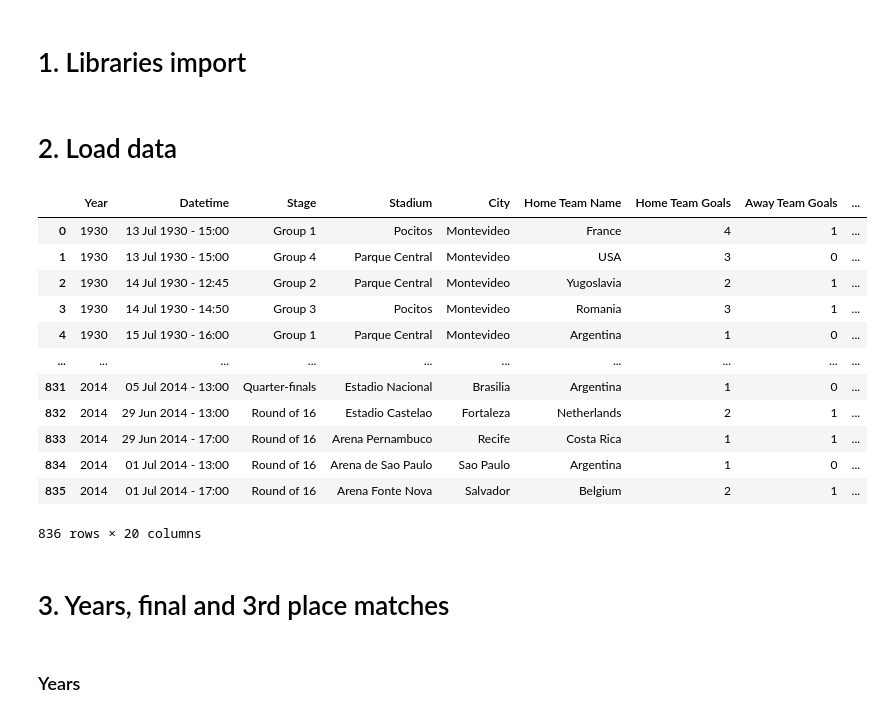
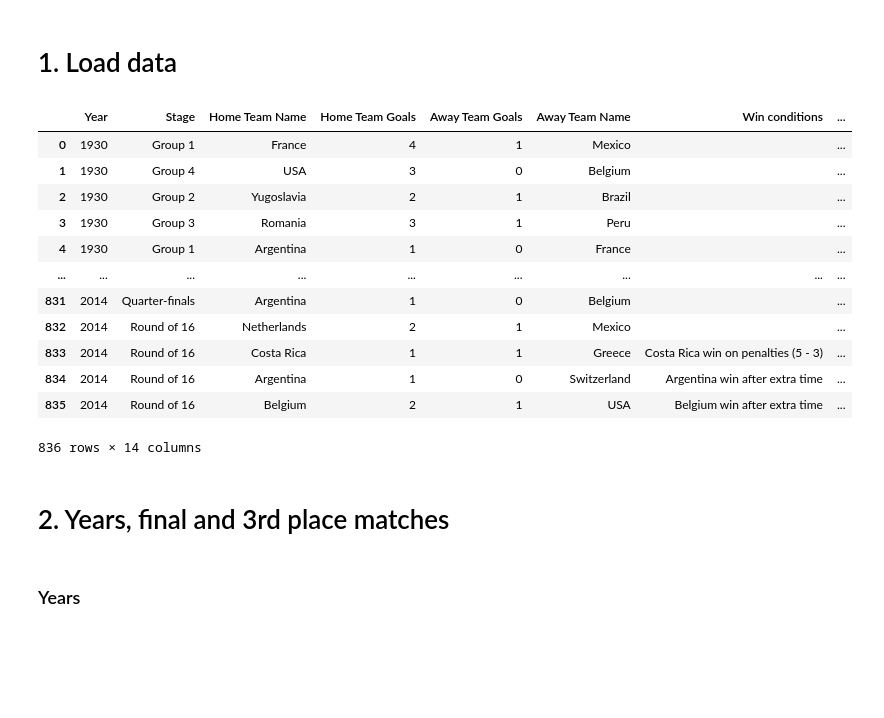
Before and after one commit to aaleksaacic/world-cup-analytics, a Jupyter notebook: notebooks/02_worldcup.ipynb, the cells around one changed output. Cells and saved outputs as stored; diff of their text form; code cells hidden in the pictures; blank space fills up the shorter version.

```diff
--- a/notebooks/02_worldcup.ipynb
+++ b/notebooks/02_worldcup.ipynb
@@ -1,5 +1,3 @@
-# %% [markdown]
-# 1. Libraries import
 # %%
 import pandas as pd
 import matplotlib.pyplot as plt
@@ -7,26 +6,26 @@ from typing import Dict, Set, List
 import re
 import json
 # %% [markdown]
-# 2. Load data
+# 1. Load data
 # %%
-data = pd.read_csv("../data/clean/matches-pre2018.csv")
+data = pd.read_csv("../data/processed/matches-pre2018.csv")
 data
 # %% [output]
-|  | Year | Datetime | Stage | Stadium | City | Home Team Name | Home Team Goals | Away Team Goals | ... |
-| 0 | 1930 | 13 Jul 1930 - 15:00 | Group 1 | Pocitos | Montevideo | France | 4 | 1 | ... |
-| 1 | 1930 | 13 Jul 1930 - 15:00 | Group 4 | Parque Central | Montevideo | USA | 3 | 0 | ... |
-| 2 | 1930 | 14 Jul 1930 - 12:45 | Group 2 | Parque Central | Montevideo | Yugoslavia | 2 | 1 | ... |
-| 3 | 1930 | 14 Jul 1930 - 14:50 | Group 3 | Pocitos | Montevideo | Romania | 3 | 1 | ... |
-| 4 | 1930 | 15 Jul 1930 - 16:00 | Group 1 | Parque Central | Montevideo | Argentina | 1 | 0 | ... |
-| ... | ... | ... | ... | ... | ... | ... | ... | ... | ... |
-| 831 | 2014 | 05 Jul 2014 - 13:00 | Quarter-finals | Estadio Nacional | Brasilia | Argentina | 1 | 0 | ... |
-| 832 | 2014 | 29 Jun 2014 - 13:00 | Round of 16 | Estadio Castelao | Fortaleza | Netherlands | 2 | 1 | ... |
-| 833 | 2014 | 29 Jun 2014 - 17:00 | Round of 16 | Arena Pernambuco | Recife | Costa Rica | 1 | 1 | ... |
-| 834 | 2014 | 01 Jul 2014 - 13:00 | Round of 16 | Arena de Sao Paulo | Sao Paulo | Argentina | 1 | 0 | ... |
-| 835 | 2014 | 01 Jul 2014 - 17:00 | Round of 16 | Arena Fonte Nova | Salvador | Belgium | 2 | 1 | ... |
+|  | Year | Stage | Home Team Name | Home Team Goals | Away Team Goals | Away Team Name | Win conditions | ... |
+| 0 | 1930 | Group 1 | France | 4 | 1 | Mexico |  | ... |
+| 1 | 1930 | Group 4 | USA | 3 | 0 | Belgium |  | ... |
+| 2 | 1930 | Group 2 | Yugoslavia | 2 | 1 | Brazil |  | ... |
+| 3 | 1930 | Group 3 | Romania | 3 | 1 | Peru |  | ... |
+| 4 | 1930 | Group 1 | Argentina | 1 | 0 | France |  | ... |
+| ... | ... | ... | ... | ... | ... | ... | ... | ... |
+| 831 | 2014 | Quarter-finals | Argentina | 1 | 0 | Belgium |  | ... |
+| 832 | 2014 | Round of 16 | Netherlands | 2 | 1 | Mexico |  | ... |
+| 833 | 2014 | Round of 16 | Costa Rica | 1 | 1 | Greece | Costa Rica win on penalties (5 - 3) | ... |
+| 834 | 2014 | Round of 16 | Argentina | 1 | 0 | Switzerland | Argentina win after extra time | ... |
+| 835 | 2014 | Round of 16 | Belgium | 2 | 1 | USA | Belgium win after extra time | ... |
-836 rows × 20 columns
+836 rows × 14 columns
 # %% [markdown]
-# 3. Years, final and 3rd place matches
+# 2. Years, final and 3rd place matches
 # %% [markdown]
 ### Years
 # %%
```
Also changed, not shown: parts of 70 cells of this notebook, 2 other files.
